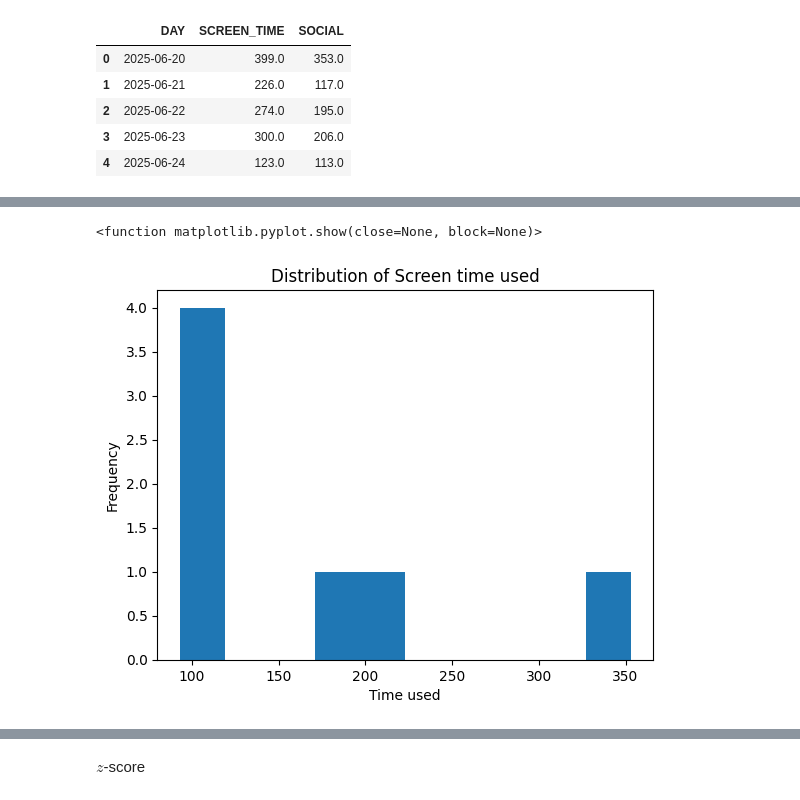
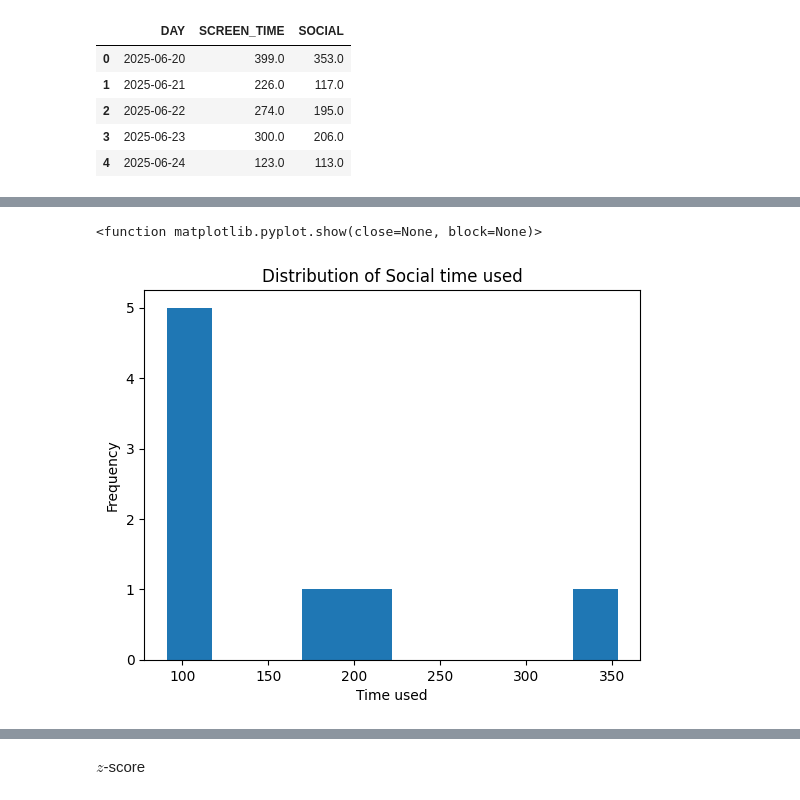
Before and after one commit to Bancie/LearningDB, a Jupyter notebook: da/da_test.ipynb, the cells around one changed output, grey strips where cells are left out. Cells and saved outputs as stored; diff of their text form; code cells hidden in the pictures.

```diff
--- a/da/da_test.ipynb
+++ b/da/da_test.ipynb
@@ -163,11 +163,11 @@ plt.show
 # %%
 ps['SOCIAL'].plot.hist()
 plt.xlabel("Time used")
-plt.title("Distribution of Screen time used")
+plt.title("Distribution of Social time used")
 plt.show
 # %% [output]
 <function matplotlib.pyplot.show(close=None, block=None)>
-[figure, old version]
+[figure, new version]
 # %%
 plt.figure(figsize=(8, 5))
 plt.plot(ps['DAY'], ps['SCREEN_TIME'], marker='o')
```
Also changed, not shown: parts of 8 cells of this notebook.
